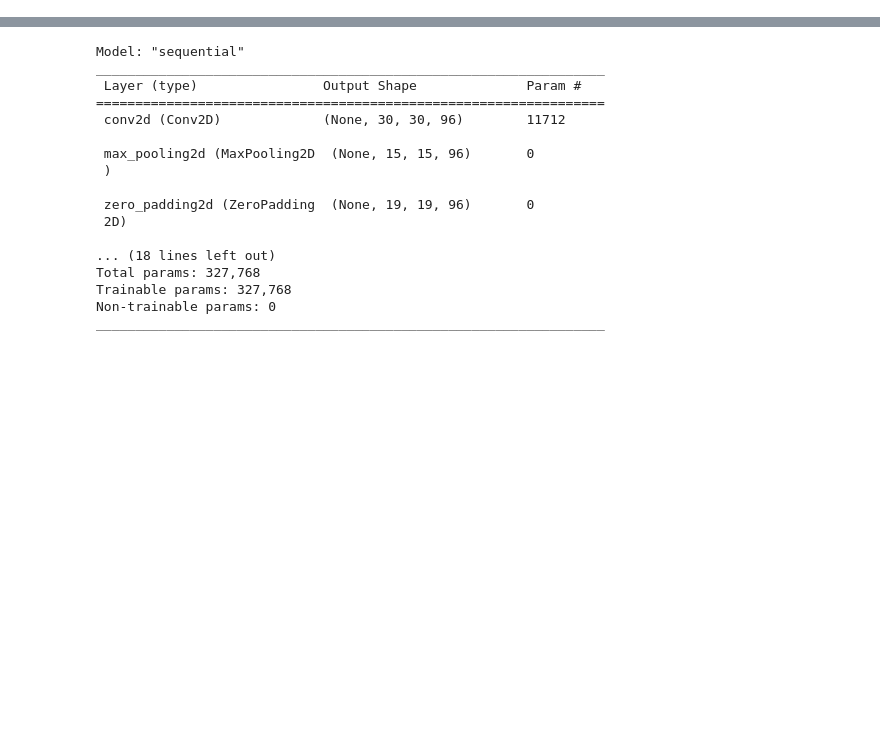
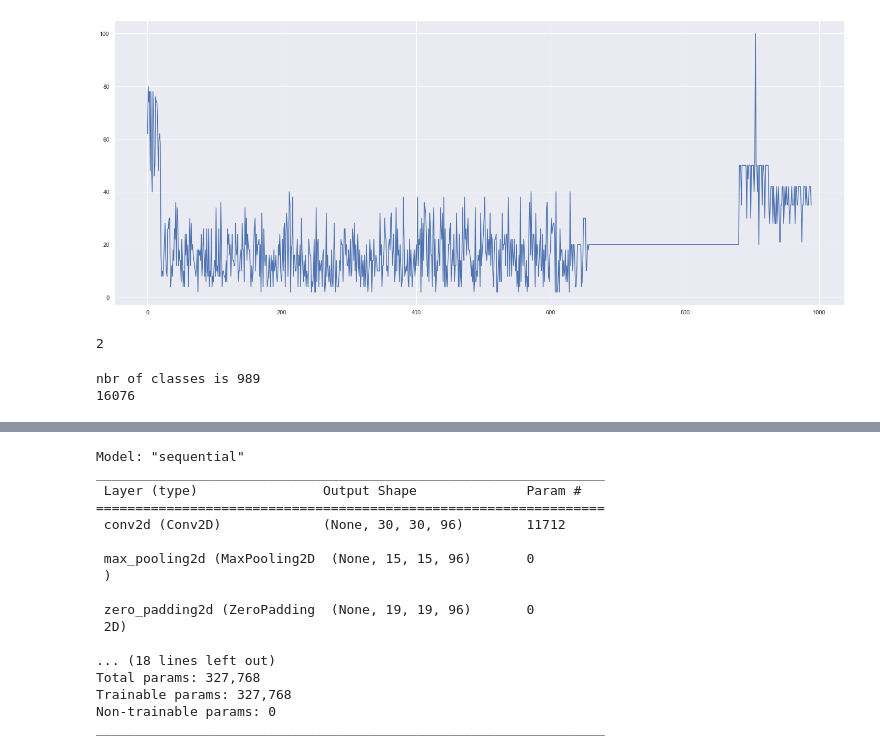
Before and after one commit to maroirek/Iris-Segmentation, a Jupyter notebook: irisnet+svm(test).ipynb, the cells around one changed output, grey strips where cells are left out. Cells and saved outputs as stored; diff of their text form; code cells hidden in the pictures; blank space fills up the shorter version.

```diff
--- a/irisnet+svm(test).ipynb
+++ b/irisnet+svm(test).ipynb
@@ -148,0 +86,26 @@ y.shape
+# %%
+f, n = np.unique(labels_id, return_counts=True)
+plt.figure(figsize=(25,10))
+plt.plot(f,n)
+plt.show()
+min(n)
+# %% [output]
+[figure, added]
+2
+# %%
+# to balance classes
+data_bal=[]
+labels_bal=[]
+for i,j in zip(labels,images) :
+    if (labels_bal.count(i)<21):
+        data_bal.append(j)
+        labels_bal.append(i)
+
+labels_id22 = list(LE.fit_transform(labels_bal))
+
+num_classes = max(labels_id22)+1
+print(f'nbr of classes is {num_classes}')
+print(len(data_bal))
+# %% [output]
+nbr of classes is 989
+16076
```
Also changed, not shown: parts of 21 cells of this notebook, 1 other file.
